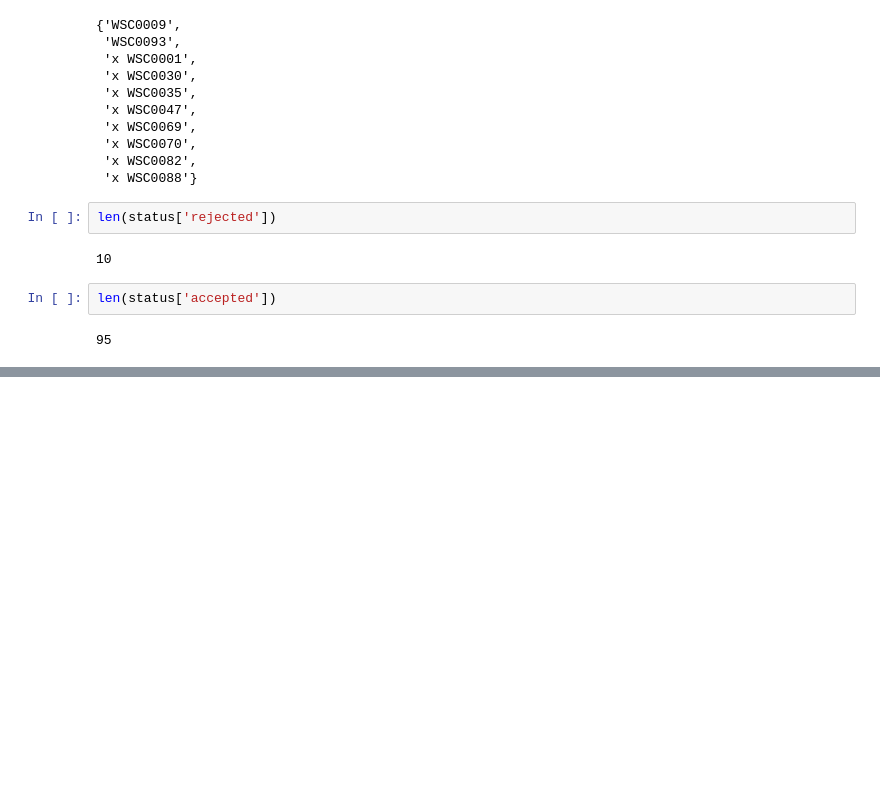
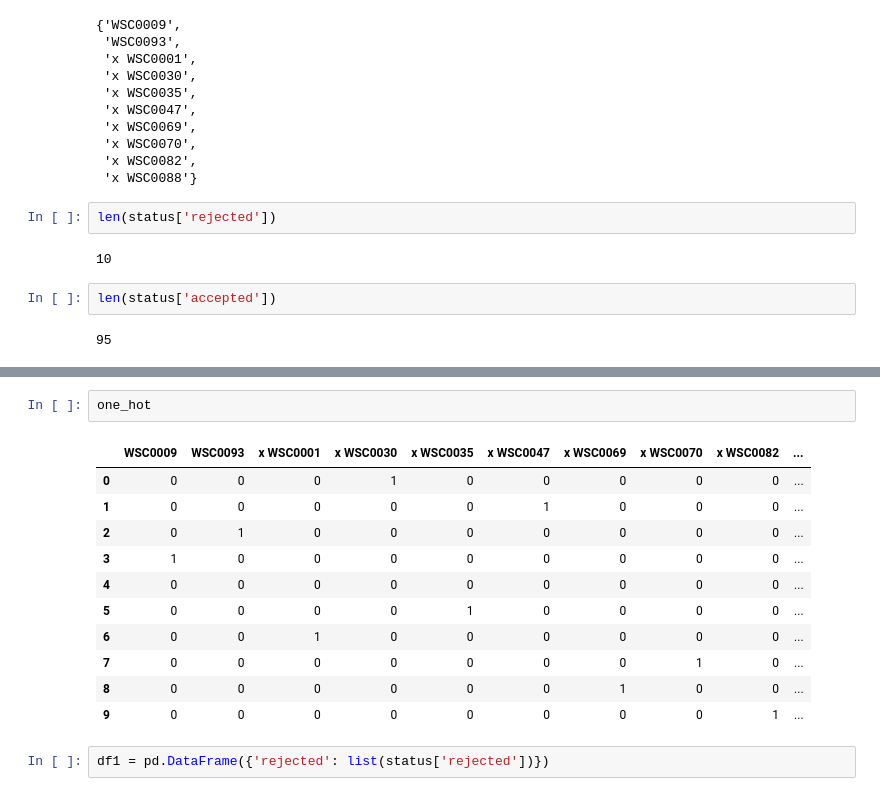
Before and after one commit to aebirim/notebooks, a Jupyter notebook: feature-engineering-extract-number-of-accepted-and-rejected-submissions.ipynb, the cells around one changed output, grey strips where cells are left out. Cells and saved outputs as stored; diff of their text form; blank space fills up the shorter version.

```diff
--- a/feature-engineering-extract-number-of-accepted-and-rejected-submissions.ipynb
+++ b/feature-engineering-extract-number-of-accepted-and-rejected-submissions.ipynb
@@ -389,0 +461,16 @@ len(status['accepted'])
+# %%
+one_hot
+# %% [output]
+|  | WSC0009 | WSC0093 | x WSC0001 | x WSC0030 | x WSC0035 | x WSC0047 | x WSC0069 | x WSC0070 | x WSC0082 | ... |
+| 0 | 0 | 0 | 0 | 1 | 0 | 0 | 0 | 0 | 0 | ... |
+| 1 | 0 | 0 | 0 | 0 | 0 | 1 | 0 | 0 | 0 | ... |
+| 2 | 0 | 1 | 0 | 0 | 0 | 0 | 0 | 0 | 0 | ... |
+| 3 | 1 | 0 | 0 | 0 | 0 | 0 | 0 | 0 | 0 | ... |
+| 4 | 0 | 0 | 0 | 0 | 0 | 0 | 0 | 0 | 0 | ... |
+| 5 | 0 | 0 | 0 | 0 | 1 | 0 | 0 | 0 | 0 | ... |
+| 6 | 0 | 0 | 1 | 0 | 0 | 0 | 0 | 0 | 0 | ... |
+| 7 | 0 | 0 | 0 | 0 | 0 | 0 | 0 | 1 | 0 | ... |
+| 8 | 0 | 0 | 0 | 0 | 0 | 0 | 1 | 0 | 0 | ... |
+| 9 | 0 | 0 | 0 | 0 | 0 | 0 | 0 | 0 | 1 | ... |
+# %%
+df1 = pd.DataFrame({'rejected': list(status['rejected'])})
```
Also changed, not shown: parts of 13 cells of this notebook.
